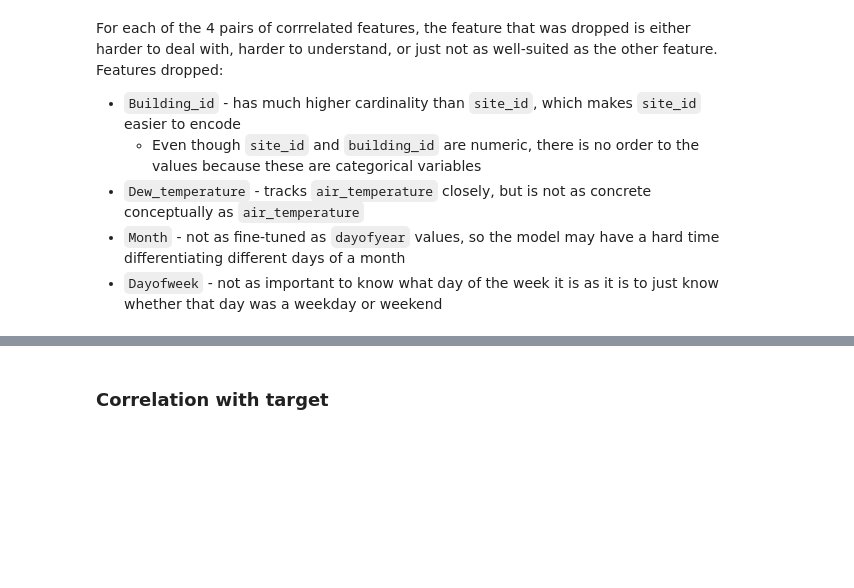
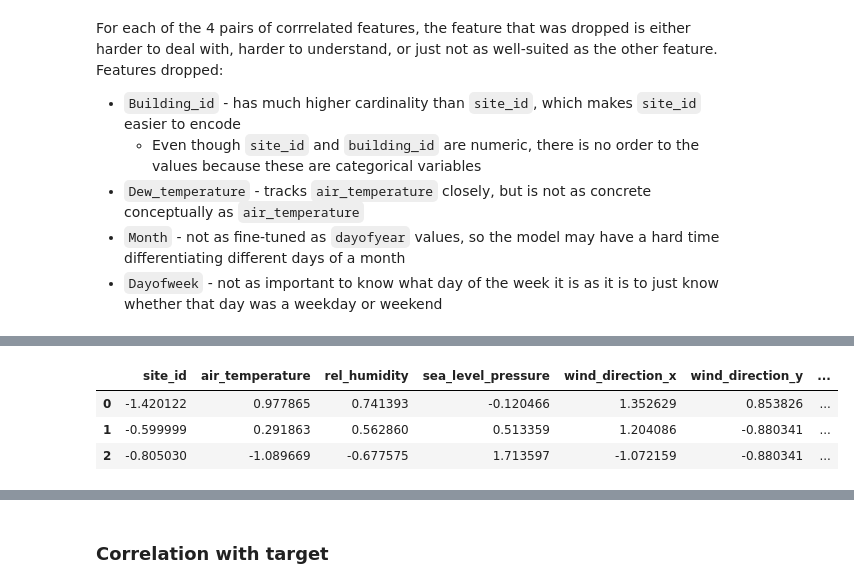
Before and after one commit to tri-bui/energy-predictor, a Jupyter notebook: notebooks/03-featurization.ipynb, the cells around one changed output, grey strips where cells are left out. Drawn from its saved outputs; the diff is of its cells as text; code cells hidden in the pictures; blank space fills up the shorter version.

```diff
--- a/notebooks/03-featurization.ipynb
+++ b/notebooks/03-featurization.ipynb
@@ -604 +566,17 @@ gc.collect()
+# %%
+# Scale all features using the mean and standard deviation
+scaler = StandardScaler()
+scaler.fit(Xe_train)
+
+# Apply the scaler to all 3 sets
+Xe_train_scaled = pd.DataFrame(scaler.transform(Xe_train), columns=Xe_train.columns)
+Xe_val_scaled = pd.DataFrame(scaler.transform(Xe_val), columns=Xe_val.columns)
+Xe_test_scaled = pd.DataFrame(scaler.transform(Xe_test), columns=Xe_test.columns)
+
+Xe_train_scaled.head(3)
+# %% [output]
+|  | site_id | air_temperature | rel_humidity | sea_level_pressure | wind_direction_x | wind_direction_y | ... |
+| 0 | -1.420122 | 0.977865 | 0.741393 | -0.120466 | 1.352629 | 0.853826 | ... |
+| 1 | -0.599999 | 0.291863 | 0.562860 | 0.513359 | 1.204086 | -0.880341 | ... |
+| 2 | -0.805030 | -1.089669 | -0.677575 | 1.713597 | -1.072159 | -0.880341 | ... |
 # %% [markdown]
```
Also changed, not shown: parts of 14 cells of this notebook.
